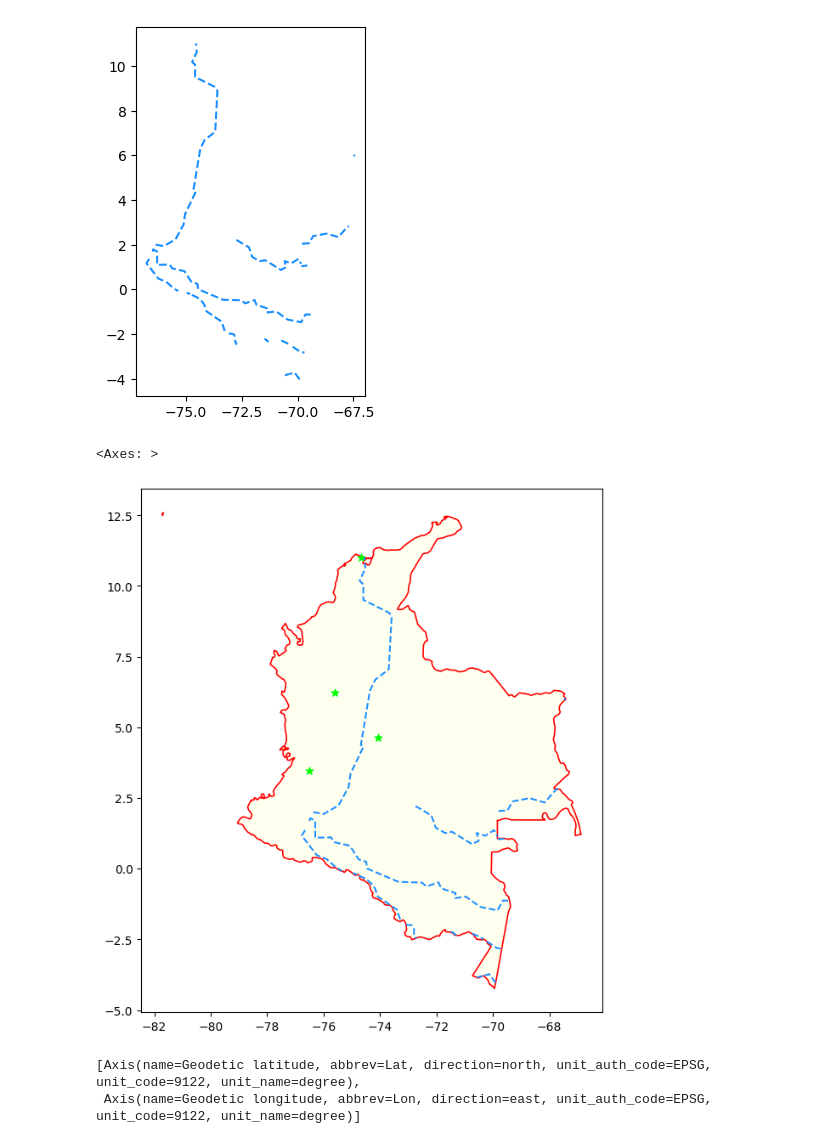
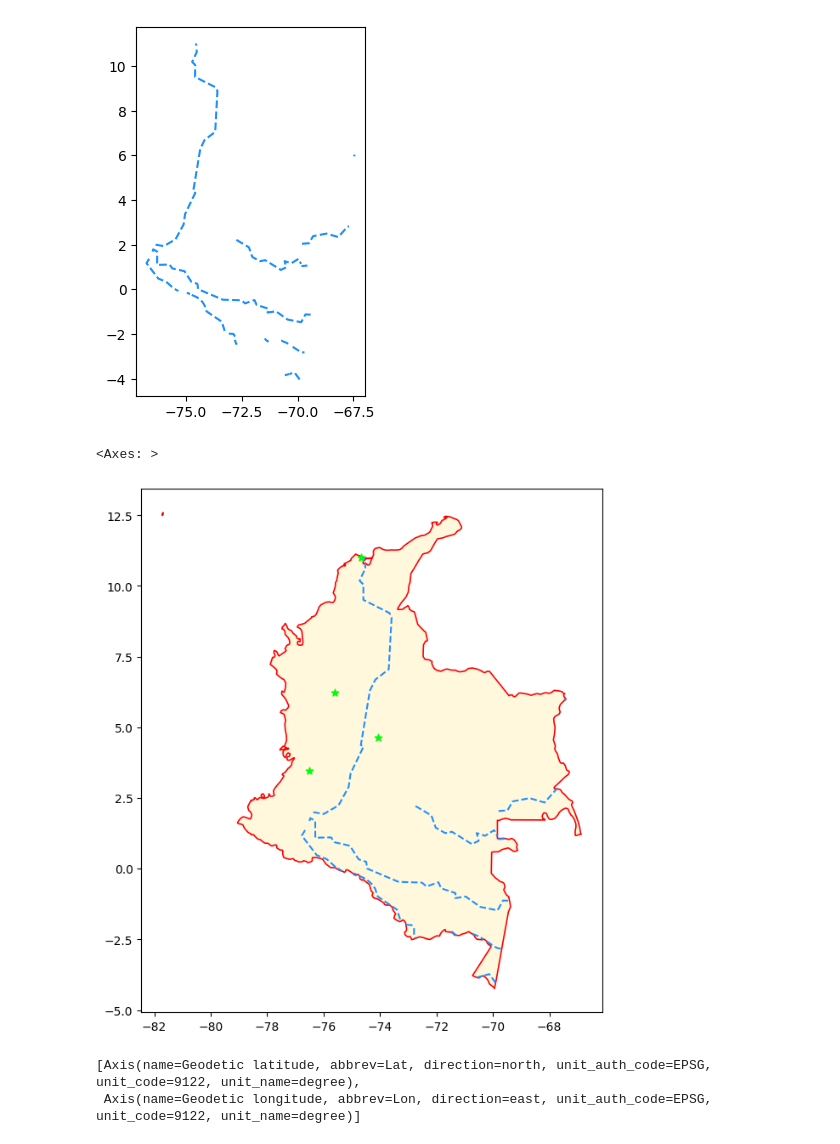
Before and after one commit to ZairaYacsavilca/simpleplot, a Jupyter notebook: Untitled.ipynb, the cells around one changed output. Saved outputs shown, nothing was run; the diff lists cells and outputs as text; code cells hidden in the pictures.

```diff
--- a/Untitled.ipynb
+++ b/Untitled.ipynb
@@ -81,14 +81,14 @@ rivers_colombia.plot(edgecolor="dodgerblue", linestyle="dashed", linewidth=1.5)
 # %% [output]
 <Axes: >
 [figure]
-# %%
-#Mostramos la versión recortada
-base = colombia.plot(facecolor='ivory', edgecolor='red', linewidth=1.2,figsize=(10,8))
-cities_colombia.plot(marker='*', color='lime', markersize=40,ax=base)
-rivers_colombia.plot(edgecolor='dodgerblue', linestyle='dashed', linewidth=1.5,ax=base)
-# %% [output]
-<Axes: >
-[figure, removed]
+# %%
+#Mostramos la versión recortada
+base = colombia.plot(facecolor='cornsilk', edgecolor='red', linewidth=1.2,figsize=(10,8))
+cities_colombia.plot(marker='*', color='lime', markersize=40,ax=base)
+rivers_colombia.plot(edgecolor='dodgerblue', linestyle='dashed', linewidth=1.5,ax=base)
+# %% [output]
+<Axes: >
+[figure, added]
 # %%
 #Verificamos el CRS está proyectado o no
 colombia.crs.axis_info
```
Also changed, not shown: parts of 24 cells of this notebook, 1 other file.
